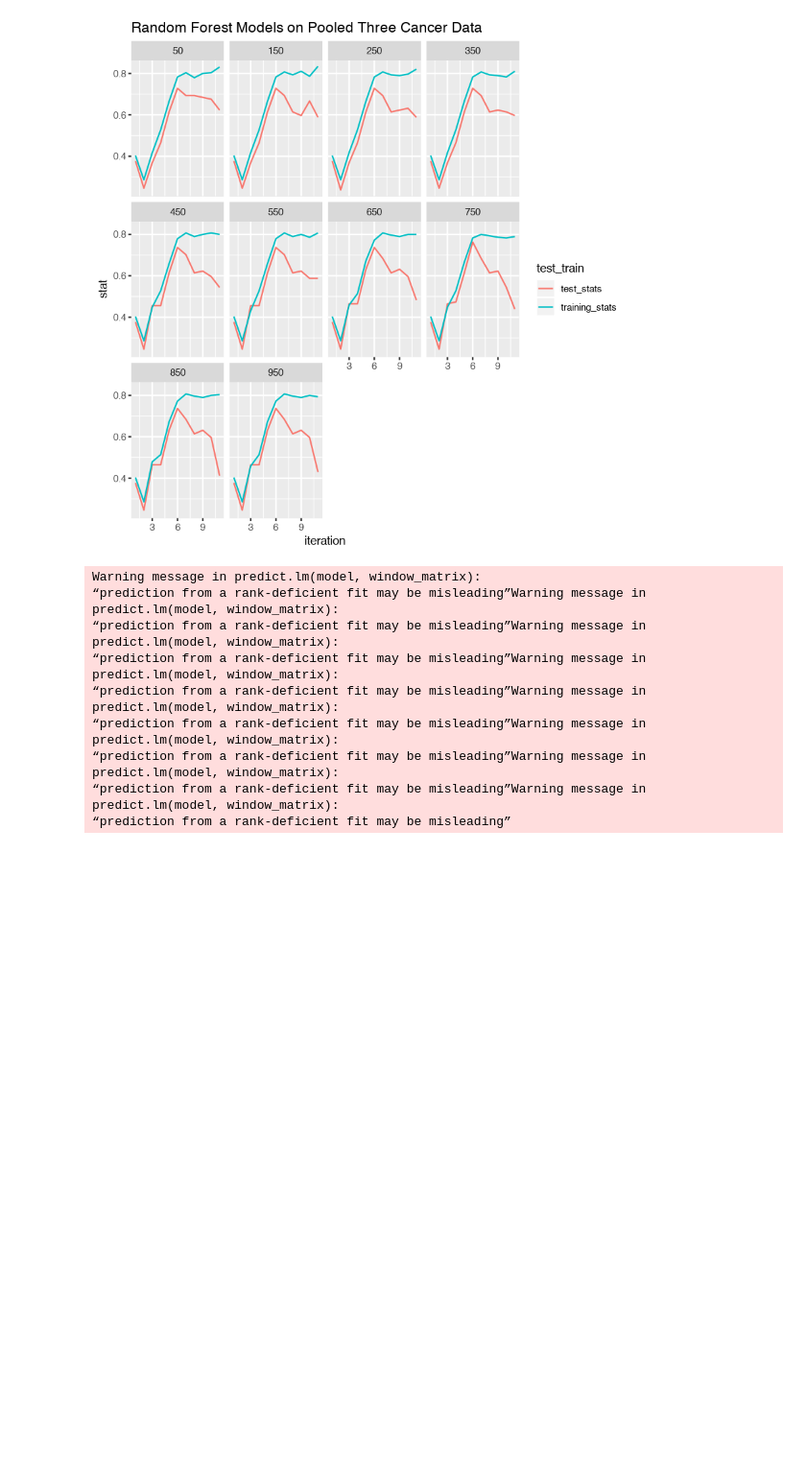
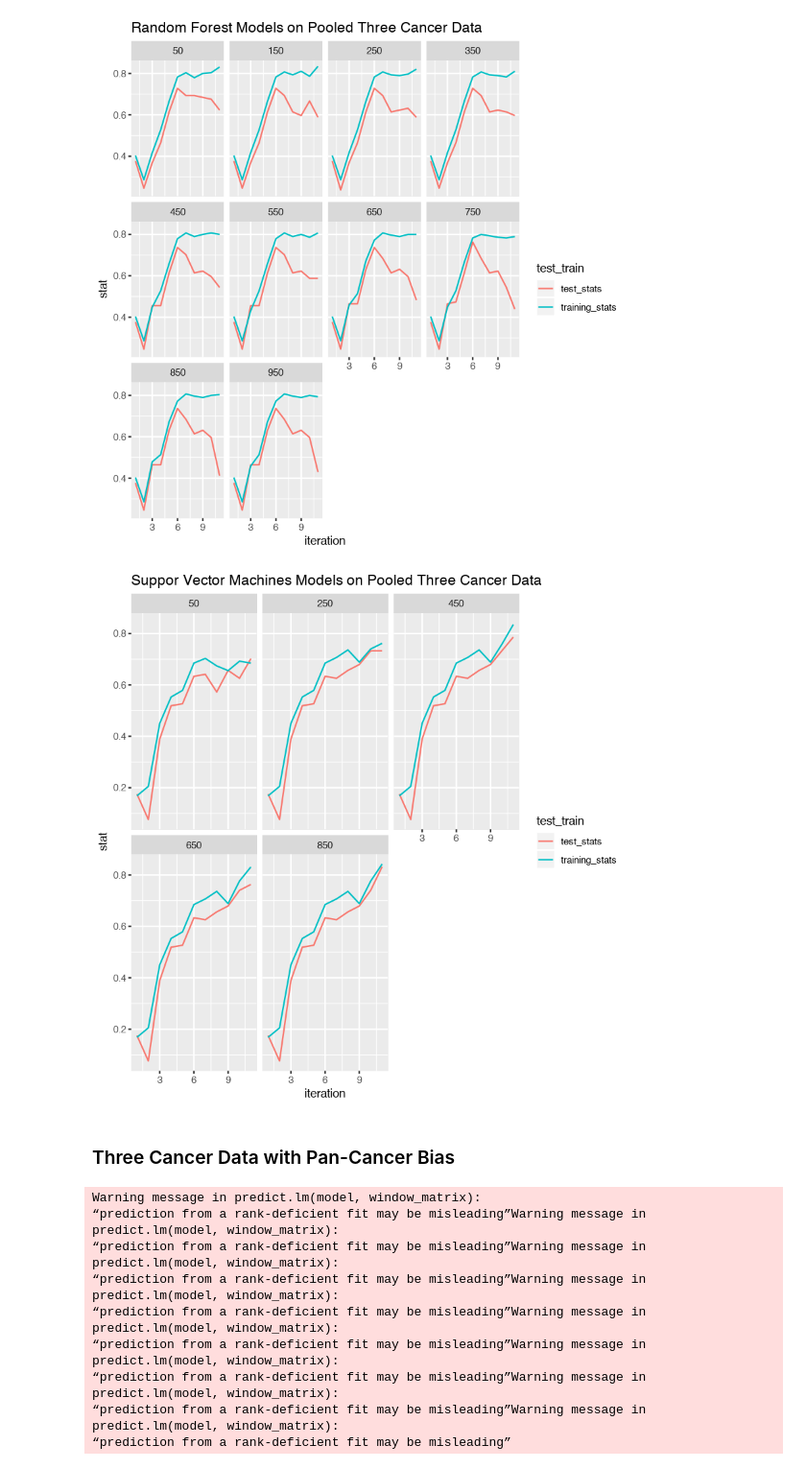
Before and after one commit to cobrbra/ccg, a Jupyter notebook: Code/Anlayse_Max_Windows.ipynb, the cells around one changed output. Shown at 96% size. Cells and saved outputs as stored; diff of their text form; code cells hidden in the pictures; blank space fills up the shorter version.

```diff
--- a/Code/Anlayse_Max_Windows.ipynb
+++ b/Code/Anlayse_Max_Windows.ipynb
@@ -339,6 +336,14 @@ RLL_max_window_test(rll_3_mwa, which_model = "RF", type = "Cmin") %>%
     ggtitle("Random Forest Models on Pooled Three Cancer Data")
 # %% [output]
 [figure]
+# %%
+RLL_max_window_test(rll_3_mwa, which_model = "SVM", type = "Cmin") %>%
+    ggplot(aes(x = iteration, y = stat, colour = test_train)) + geom_line() + facet_wrap(~max_window) +
+    ggtitle("Suppor Vector Machines Models on Pooled Three Cancer Data")
+# %% [output]
+[figure, added]
+# %% [markdown]
+### Three Cancer Data with Pan-Cancer Bias
 # %%
 RLL_max_window_test(zll_3_mwa, which_model = "OLM", type = "Cmin") %>%
     ggplot(aes(x = iteration, y = stat, colour = test_train)) + geom_line() + facet_wrap(~max_window)+
```
Also changed, not shown: parts of 10 cells of this notebook, 7 other files.
